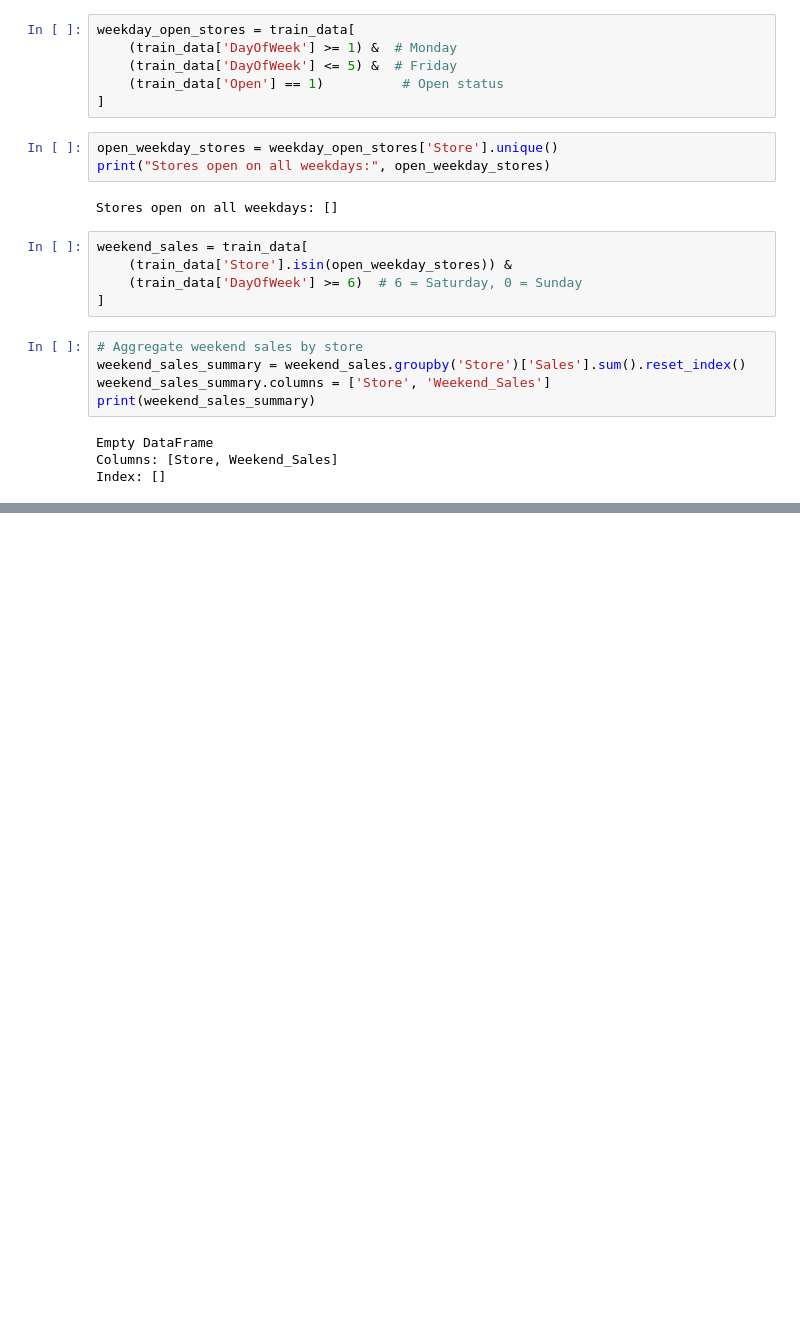
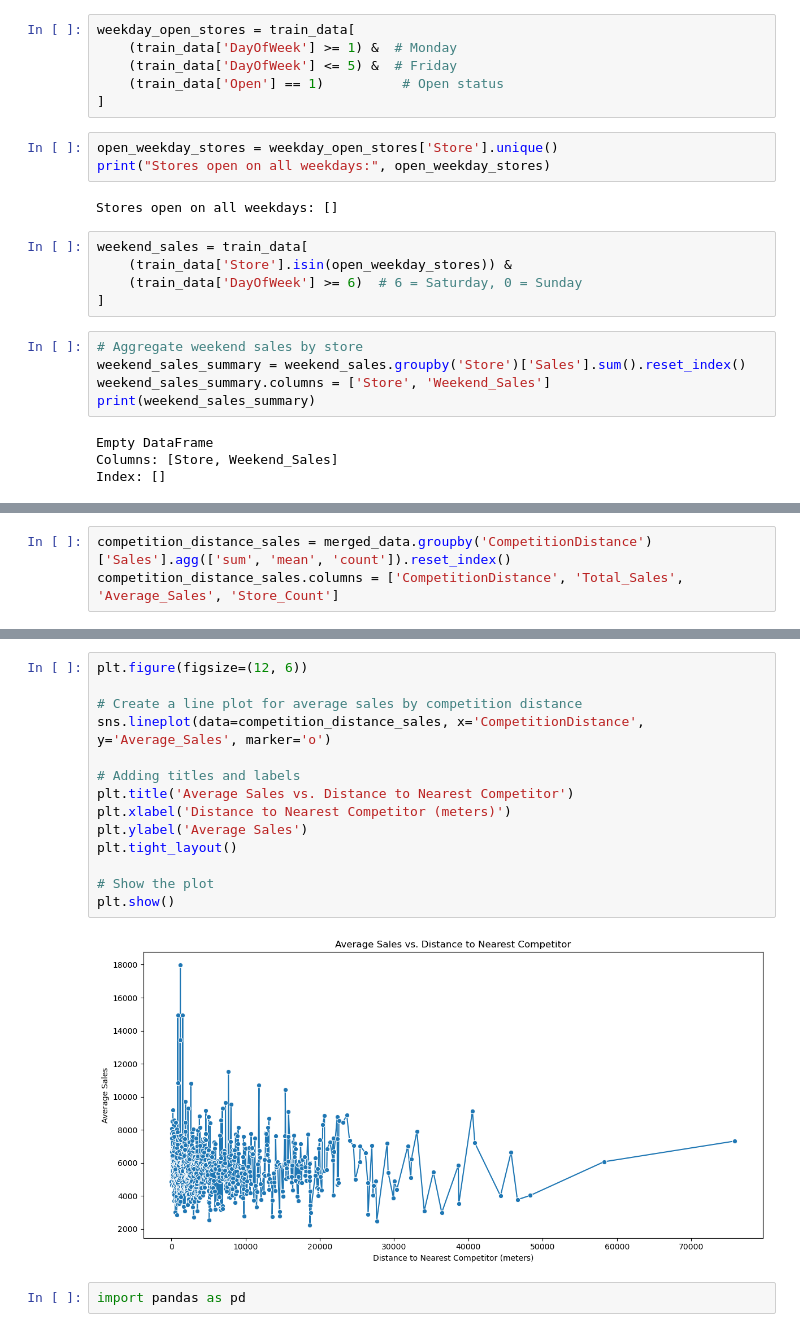
Before and after one commit to Abdisa01/Rossmann-Pharmaceuticals, a Jupyter notebook: data_explanatory.ipynb, the cells around one changed output, grey strips where cells are left out. Cells and saved outputs as stored; diff of their text form; blank space fills up the shorter version.

```diff
--- a/data_explanatory.ipynb
+++ b/data_explanatory.ipynb
@@ -455,0 +797,3 @@ Index: []
+# %%
+competition_distance_sales = merged_data.groupby('CompetitionDistance')['Sales'].agg(['sum', 'mean', 'count']).reset_index()
+competition_distance_sales.columns = ['CompetitionDistance', 'Total_Sales', 'Average_Sales', 'Store_Count']
@@ -455,0 +817,18 @@ Index: []
+# %%
+plt.figure(figsize=(12, 6))
+
+# Create a line plot for average sales by competition distance
+sns.lineplot(data=competition_distance_sales, x='CompetitionDistance', y='Average_Sales', marker='o')
+
+# Adding titles and labels
+plt.title('Average Sales vs. Distance to Nearest Competitor')
+plt.xlabel('Distance to Nearest Competitor (meters)')
+plt.ylabel('Average Sales')
+plt.tight_layout()
+
+# Show the plot
+plt.show()
+# %% [output]
+[figure, added]
+# %%
+import pandas as pd
```
Also changed, not shown: parts of 70 cells of this notebook.
